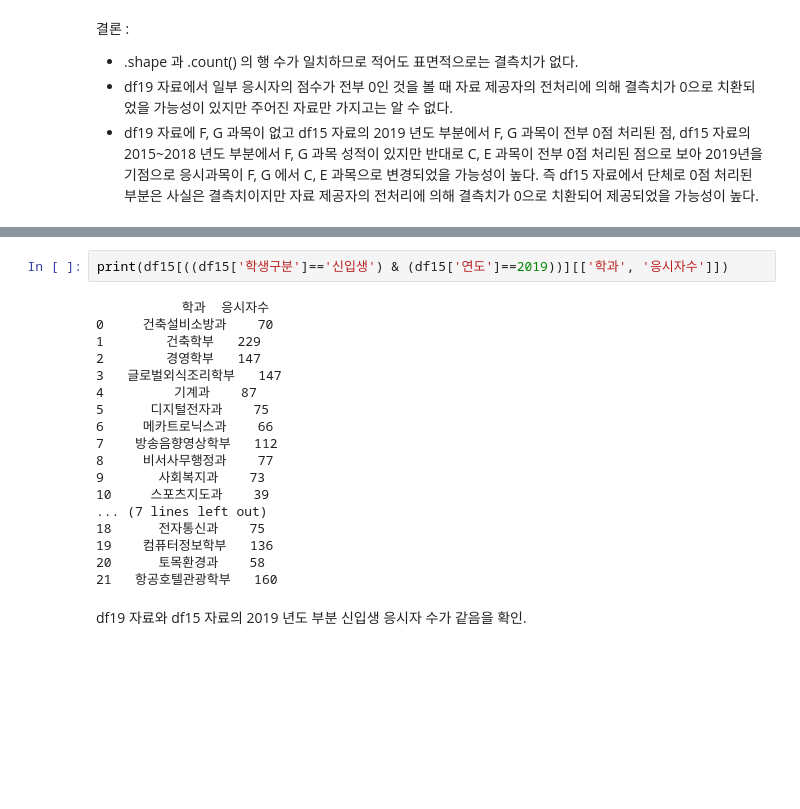
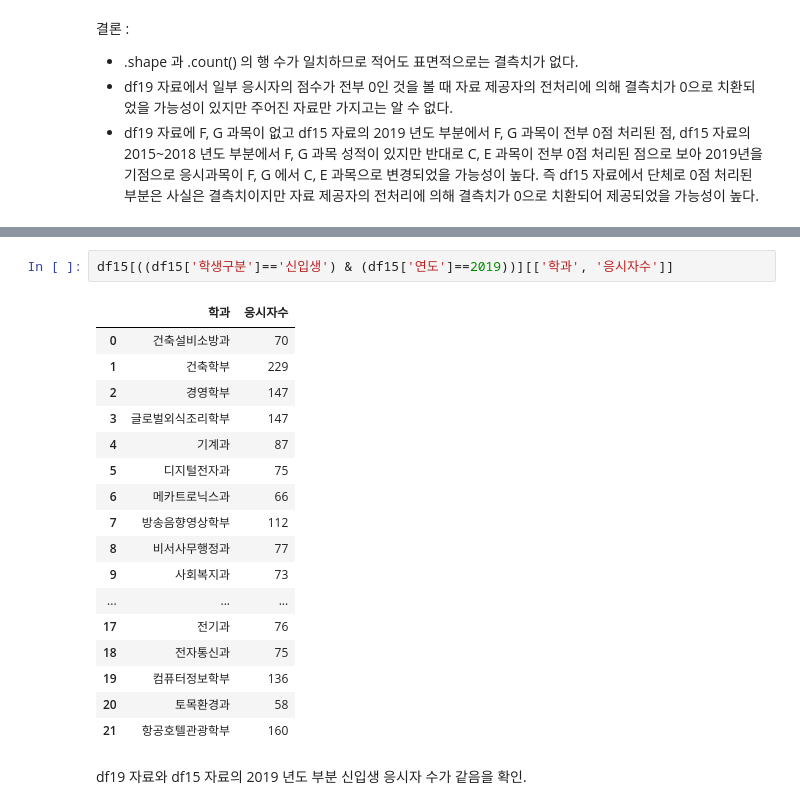
Before and after one commit to r2d2-k3po/proj1nb, a Jupyter notebook: 2_preliminary.ipynb, the cells around one changed output, grey strips where cells are left out. Cells and saved outputs as stored; diff of their text form; blank space fills up the shorter version.

```diff
--- a/2_preliminary.ipynb
+++ b/2_preliminary.ipynb
@@ -111,25 +97,25 @@ print(df19[df19['학생구분']=='신입생'].groupby(['학과']).학생구분.c
 항공호텔관광학부     160
 Name: 학생구분, dtype: int64
 # %%
-print(df15[((df15['학생구분']=='신입생') & (df15['연도']==2019))][['학과', '응시자수']])
+df15[((df15['학생구분']=='신입생') & (df15['연도']==2019))][['학과', '응시자수']]
 # %% [output]
-           학과  응시자수
-0     건축설비소방과    70
-1        건축학부   229
-2        경영학부   147
-3   글로벌외식조리학부   147
-4         기계과    87
-5      디지털전자과    75
-6     메카트로닉스과    66
-7    방송음향영상학부   112
-8     비서사무행정과    77
-9       사회복지과    73
-10     스포츠지도과    39
-... (7 lines left out)
-18      전자통신과    75
-19    컴퓨터정보학부   136
-20      토목환경과    58
-21   항공호텔관광학부   160
+|  | 학과 | 응시자수 |
+| 0 | 건축설비소방과 | 70 |
+| 1 | 건축학부 | 229 |
+| 2 | 경영학부 | 147 |
+| 3 | 글로벌외식조리학부 | 147 |
+| 4 | 기계과 | 87 |
+| 5 | 디지털전자과 | 75 |
+| 6 | 메카트로닉스과 | 66 |
+| 7 | 방송음향영상학부 | 112 |
+| 8 | 비서사무행정과 | 77 |
+| 9 | 사회복지과 | 73 |
+| ... | ... | ... |
+| 17 | 전기과 | 76 |
+| 18 | 전자통신과 | 75 |
+| 19 | 컴퓨터정보학부 | 136 |
+| 20 | 토목환경과 | 58 |
+| 21 | 항공호텔관광학부 | 160 |
 # %% [markdown]
 df19 자료와 df15 자료의 2019 년도 부분 신입생 응시자 수가 같음을 확인.
 # %%
```
Also changed, not shown: parts of 23 cells of this notebook, 1 other file.
